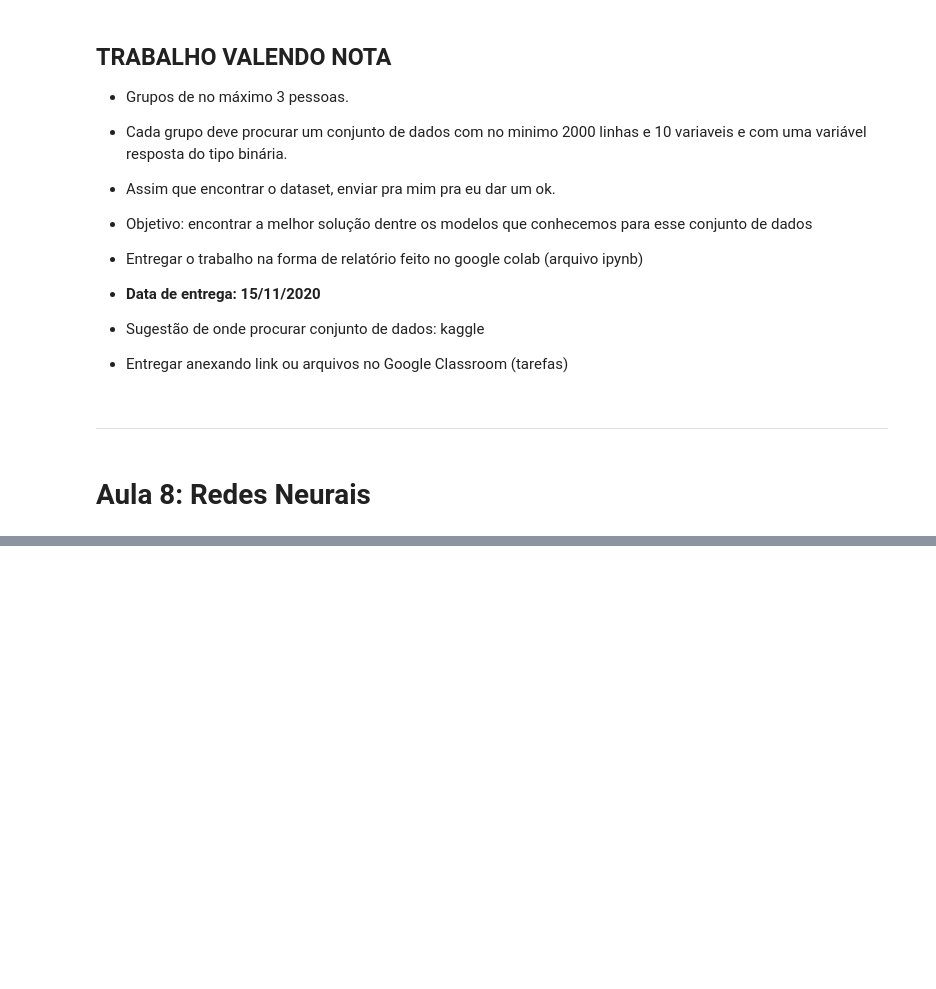
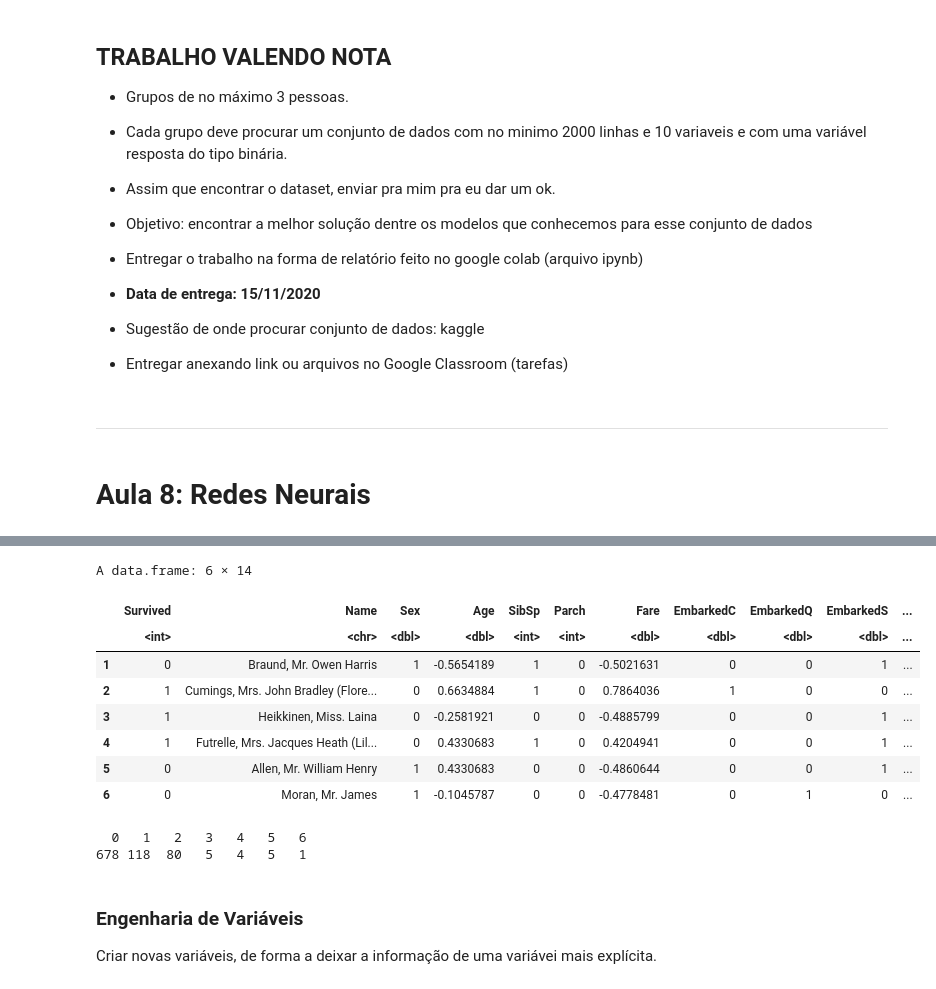
Before and after one commit to ricardorocha86/Topicos-B, a Jupyter notebook: Script_de_Aula.ipynb, the cells around one changed output, grey strips where cells are left out. Saved outputs shown, nothing was run; the diff lists cells and outputs as text; code cells hidden in the pictures; blank space fills up the shorter version.

```diff
--- a/Script_de_Aula.ipynb
+++ b/Script_de_Aula.ipynb
@@ -1359,0 +944,33 @@ points(treino0, pch = 24, bg = ifelse(treino0[, 3] == 1, 'firebrick4', 'dodgerbl
+# %%
+m = mean(treino$Age)
+d = sd(treino$Age)
+
+treino$Age = (treino$Age - m)/d
+teste$Age = (teste$Age - m)/d
+# %%
+m = mean(treino$Fare)
+d = sd(treino$Fare)
+
+treino$Fare = (treino$Fare - m)/d
+teste$Fare = (teste$Fare - m)/d
+# %%
+head(treino)
+# %% [output]
+A data.frame: 6 × 14
+|  | Survived | Name | Sex | Age | SibSp | Parch | Fare | EmbarkedC | EmbarkedQ | EmbarkedS | ... |
+|  | <int> | <chr> | <dbl> | <dbl> | <int> | <int> | <dbl> | <dbl> | <dbl> | <dbl> | ... |
+| 1 | 0 | Braund, Mr. Owen Harris | 1 | -0.5654189 | 1 | 0 | -0.5021631 | 0 | 0 | 1 | ... |
+| 2 | 1 | Cumings, Mrs. John Bradley (Flore... | 0 | 0.6634884 | 1 | 0 | 0.7864036 | 1 | 0 | 0 | ... |
+| 3 | 1 | Heikkinen, Miss. Laina | 0 | -0.2581921 | 0 | 0 | -0.4885799 | 0 | 0 | 1 | ... |
+| 4 | 1 | Futrelle, Mrs. Jacques Heath (Lil... | 0 | 0.4330683 | 1 | 0 | 0.4204941 | 0 | 0 | 1 | ... |
+| 5 | 0 | Allen, Mr. William Henry | 1 | 0.4330683 | 0 | 0 | -0.4860644 | 0 | 0 | 1 | ... |
+| 6 | 0 | Moran, Mr. James | 1 | -0.1045787 | 0 | 0 | -0.4778481 | 0 | 1 | 0 | ... |
+# %%
+table(treino$Parch)
+# %% [output]
+  0   1   2   3   4   5   6
+678 118  80   5   4   5   1
+# %% [markdown]
+### Engenharia de Variáveis
+
+Criar novas variáveis, de forma a deixar a informação de uma variávei mais explícita.
```
Also changed, not shown: parts of 149 cells of this notebook.
